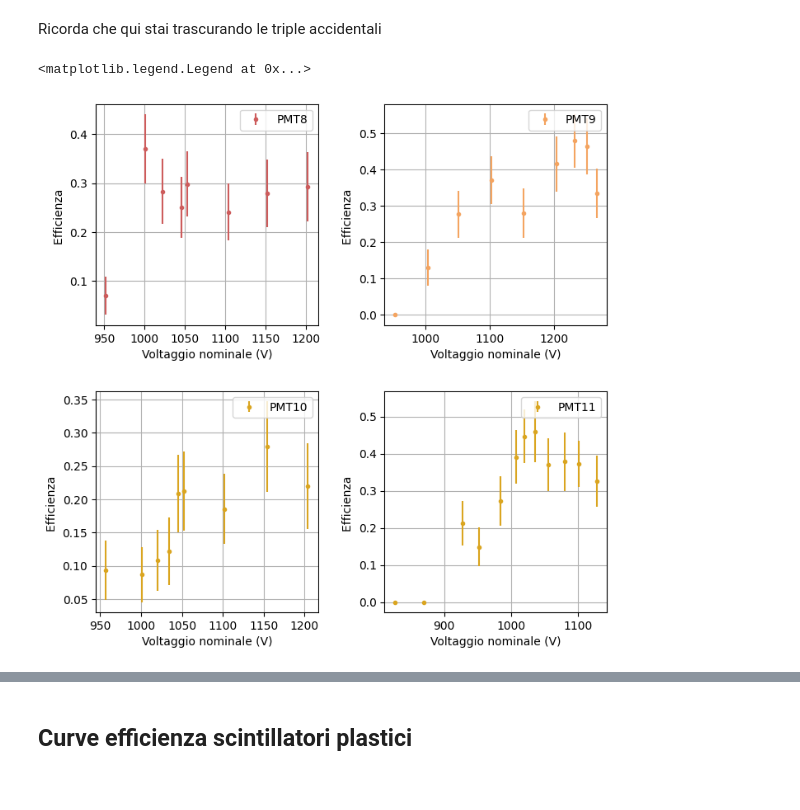
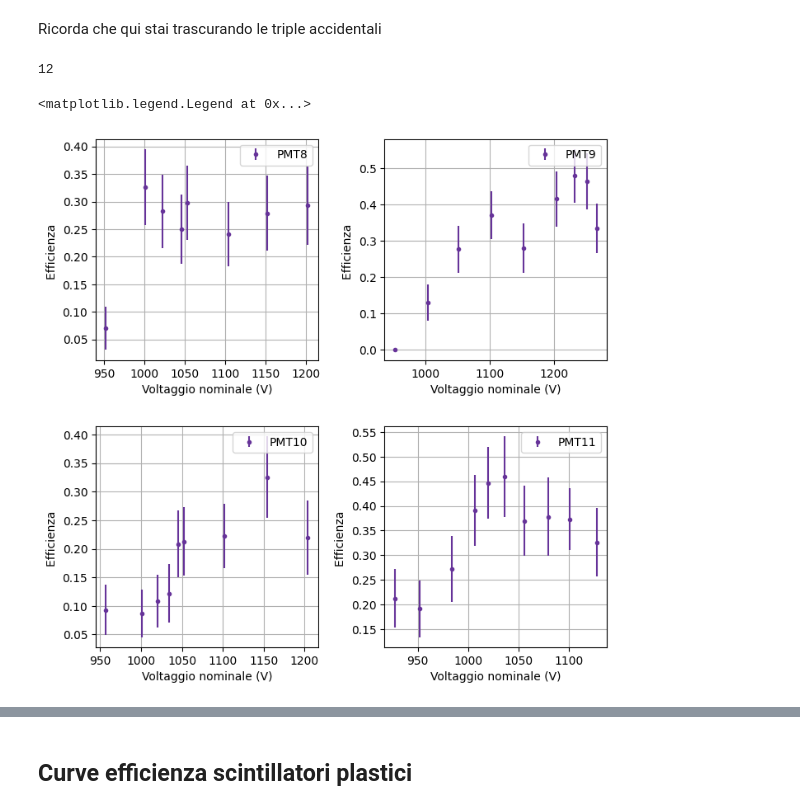
Before and after one commit to JuliaFavaro/Lab-Fund-Int, a Jupyter notebook: MuLife/Calcoli_veloci.ipynb, the cells around one changed output, grey strips where cells are left out. Drawn from its saved outputs; the diff is of its cells as text; code cells hidden in the pictures.

```diff
--- a/MuLife/Calcoli_veloci.ipynb
+++ b/MuLife/Calcoli_veloci.ipynb
@@ -109,11 +110,12 @@ V_8= np.array([952, 1001, 1022, 1046, 1053, 1104, 1152, 1202])
 V_9= np.array([952, 1004, 1051, 1102, 1152, 1203, 1232, 1251, 1266])
 V_10=np.array([957, 1001, 1020, 1034, 1045, 1052, 1102, 1154, 1204])
 V_11=np.array([826, 870, 927, 952, 984, 1007, 1020, 1036, 1056, 1080, 1101, 1128])
+print(len(V_11))
 
-triple_8=np.array([3, 17, 13, 12, 14, 13, 12, 12])
+triple_8=np.array([3, 15, 13, 12, 14, 13, 12, 12])
 triple_9=np.array([0, 6, 13, 20, 12, 17, 22, 19, 16])
-triple_10=np.array([4, 4, 5, 5, 10, 10, 10, 12, 9])
-triple_11=np.array([0, 0, 10, 7, 12, 18, 21, 17, 17, 14, 22, 15])
+triple_10=np.array([4, 4, 5, 5, 10, 10, 12, 14, 9])
+triple_11=np.array([0, 0, 10, 9, 12, 18, 21, 17, 17, 14, 22, 15])
 
 doppie_1_2= np.array([43, 46, 46, 41, 48, 47, 54, 43, 41])
 doppie_1_2_8= np.array([43, 46, 46, 48, 47, 54, 43, 41])
@@ -122,8 +124,10 @@ doppie_1_2_11= np.array([43, 46, 47, 47, 44, 46, 47, 37, 46, 37, 59, 46])
 
 counts_8= np.array([93, 128, 112, 170, 202, 349, 849, 1352])
 counts_9 =np.array([72, 102, 104, 104, 162, 327, 425, 538, 666])
-counts_10=np.array([114, 140, 157, 251, 243, 113, 657, 1305, 1909])
-counts_11=np.array([114, 140, 157, 251, 243, 113, 657, 1305, 1909])
+counts_10=np.array([114, 140, 157, 251, 243, 313, 657, 1305, 1909])
+#counts_11=np.array([114, 142, 157, 251, 243, 113, 657, 1305, 1909])
+# %% [output]
+12
 # %%
 rate8=counts_8/time
 rate9=counts_9/time
@@ -158,38 +162,38 @@ error_eff11=sigma_eff(triple_11, doppie_1_2_11, counts_acc, sigma_counts_acc)
 # %%
 plt.figure(figsize=(8,8))
 plt.subplots_adjust(hspace=0.3, wspace=0.3)
 #plt.title('Efficienza fotomoltiplicatori degli scintillatori plastici di bersaglio')
 
 plt.subplot(2,2,1)
-plt.errorbar(V_8,eff_8,error_eff8, fmt='.', color='indianred',label='PMT8')
+plt.errorbar(V_8,eff_8,error_eff8, fmt='.', color='rebeccapurple',label='PMT8')
 plt.xlabel('Voltaggio nominale (V)')
 plt.ylabel('Efficienza ')
 plt.grid(True)
 plt.legend()
 
 plt.subplot(2,2,2)
-plt.errorbar(V_9,eff_9,error_eff9, fmt='.', color='sandybrown', label='PMT9')
+plt.errorbar(V_9,eff_9,error_eff9, fmt='.', color='rebeccapurple', label='PMT9')
 plt.xlabel('Voltaggio nominale (V)')
 plt.ylabel('Efficienza ')
 plt.grid(True)
 plt.legend()
 
 plt.subplot(2,2,3)
-plt.errorbar(V_10,eff_10,error_eff10, fmt='.', color='goldenrod', label='PMT10')
+plt.errorbar(V_10,eff_10,error_eff10, fmt='.', color='rebeccapurple', label='PMT10')
 plt.xlabel('Voltaggio nominale (V)')
 plt.ylabel('Efficienza ')
 plt.grid(True)
 plt.legend()
 
 plt.subplot(2,2,4)
-plt.errorbar(V_11,eff_11,error_eff11, fmt='.', color='goldenrod', label='PMT11')
+plt.errorbar(V_11[2:],eff_11[2:],error_eff11[2:], fmt='.', color='rebeccapurple', label='PMT11')
 plt.xlabel('Voltaggio nominale (V)')
 plt.ylabel('Efficienza ')
 plt.grid(True)
 plt.legend()
 # %% [output]
 <matplotlib.legend.Legend at 0x...>
-[figure, old version]
+[figure, new version]
 # %%
 plt.figure(figsize=(8,8))
 plt.tight_layout
```
Also changed, not shown: parts of 10 cells of this notebook, 4 other files.
